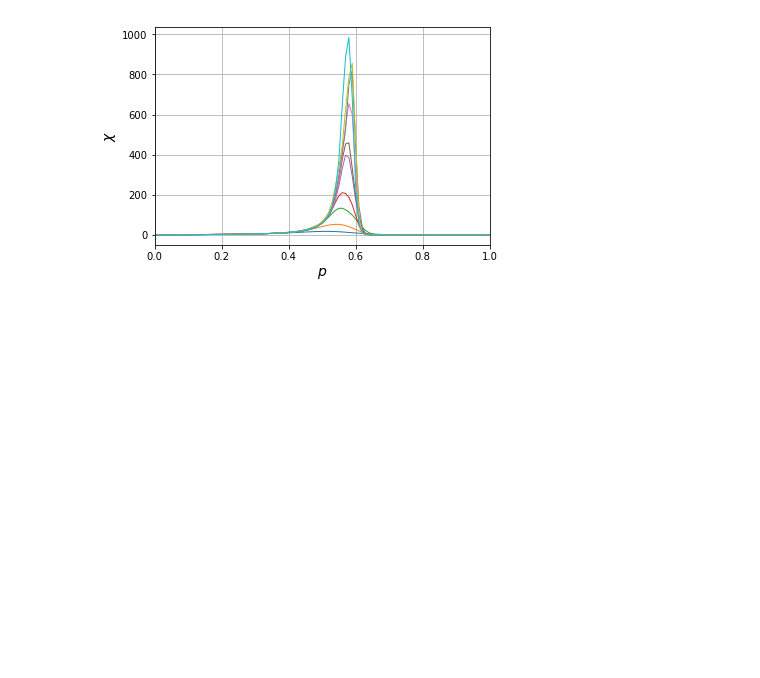
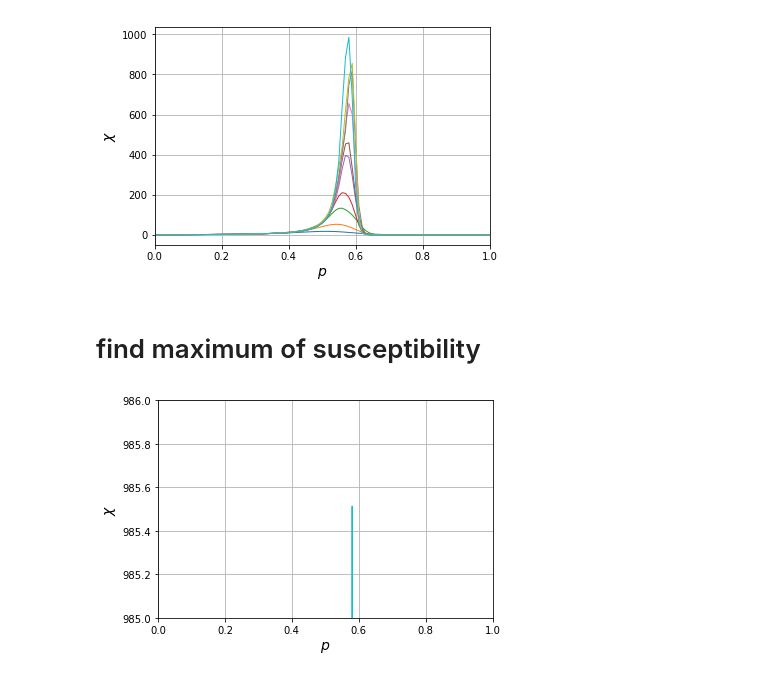
Before and after one commit to python-cbpf/cluster-finder-algorithms-CarstenHensel, a Jupyter notebook: data_analysis.ipynb, the cells around one changed output. Drawn from its saved outputs; the diff is of its cells as text; code cells hidden in the pictures; blank space fills up the shorter version.

```diff
--- a/data_analysis.ipynb
+++ b/data_analysis.ipynb
@@ -13,7 +13,7 @@ data = {}
 
 for dim in dimensions:
 
-    with open('../data' + str(dim) + '.json') as json_file:
+    with open('data' + str(dim) + '.json') as json_file:
         data[dim] = json.load(json_file)
 # %%
 OrderParameterList = {}
@@ -41,10 +36,10 @@ scipy.__version__
 # %%
 #print(OrderParameter[0])
 # %%
-#from scipy.stats import binom
-import scipy
+from scipy.stats import binom
+
 def BinomialMatrix(N,p):
-    BM = [stats.binom.pmf(k,N,p) for k in range(N+1)]
+    BM = [binom.pmf(k,N,p) for k in range(N+1)]
     return BM
 
 def CanonicalOP(p):
@@ -170,3 +165,27 @@ plt.ylabel(r"$\chi$",fontsize=14)
 plt.show()
 # %% [output]
 [figure]
+# %% [markdown]
+# find maximum of susceptibility
+# %%
+import matplotlib.pyplot as plt
+import numpy as np
+
+#P = [0.01*i for i in range(101)]
+#S = np.array([CanonicalSuscept(p) for p in P])
+
+plt.plot(P, S[:,9],"-", color='C' + str(k), linewidth=1, label=r"0")
+
+plt.xlim(0,1)
+plt.ylim(985,986)
+
+
+plt.grid(True)
+
+
+#plt.legend(bbox_to_anchor=(.5, .49), loc=1,frameon=False)
+plt.xlabel(r"$p$",fontsize=14)
+plt.ylabel(r"$\chi$",fontsize=14)
+plt.show()
+# %% [output]
+[figure, added]
```
Also changed, not shown: parts of 11 cells of this notebook.
